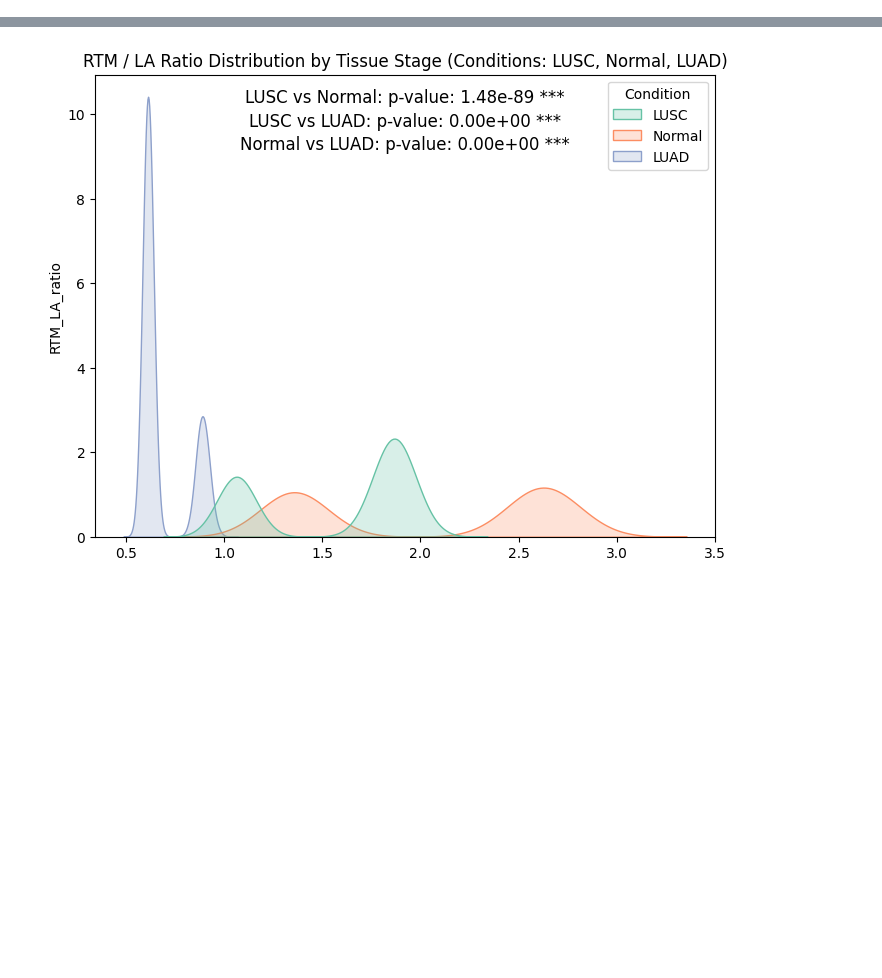
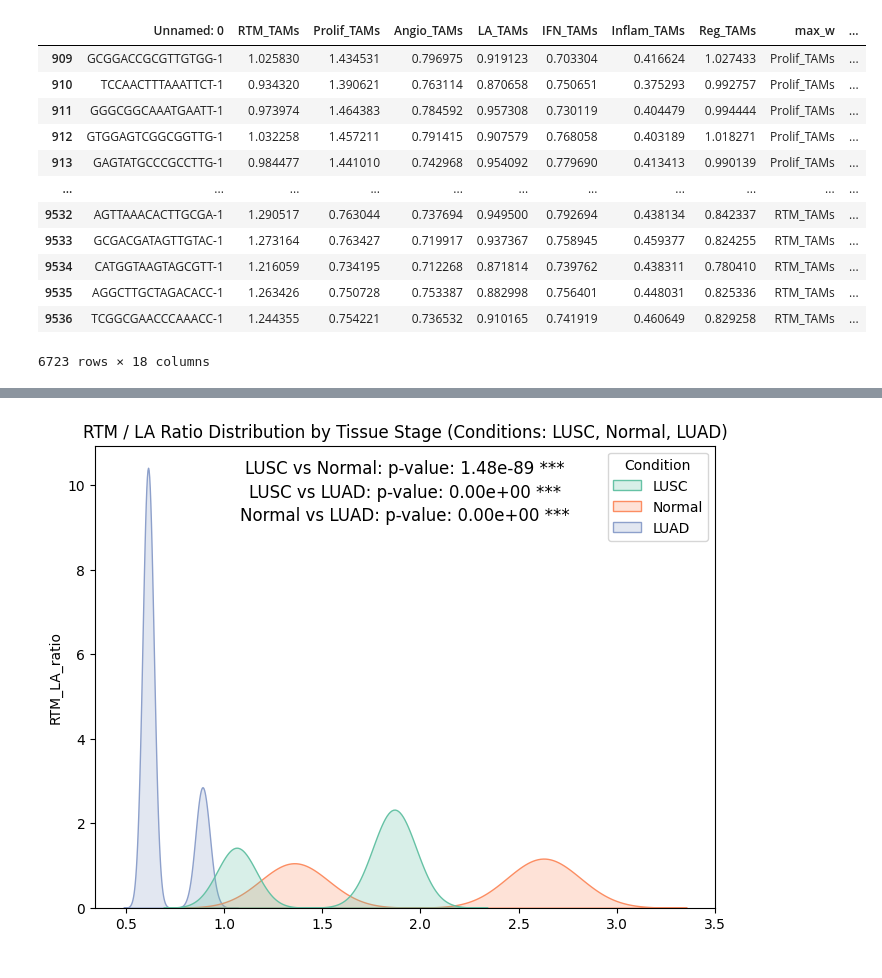
Before and after one commit to BMGLab/Project_LAMs, a Jupyter notebook: notebooks/RTM_LAM_ratio.ipynb, the cells around one changed output, grey strips where cells are left out. Drawn from its saved outputs; the diff is of its cells as text; code cells hidden in the pictures; blank space fills up the shorter version.

```diff
--- a/notebooks/RTM_LAM_ratio.ipynb
+++ b/notebooks/RTM_LAM_ratio.ipynb
@@ -24,0 +29,25 @@ combined_df.to_csv("/home/biolab/Projects/LAMs_wd/results/cell2location/merged_a
+# %%
+# Load the data from the CSV file
+df = pd.read_csv('../results/cell2location/merged_all.csv')
+
+# Calculate RTM / LA ratio
+df['LA_RTM_ratio'] = df['LA_TAMs'] / df['RTM_TAMs']
+
+# Exclude rows where TissueStage is "Normal"
+df_filtered = df[df['TissueStage'] != 'Normal']
+df_filtered = df_filtered[df_filtered['TissueStage'] != 'Background']
+df_filtered
+# %% [output]
+|  | Unnamed: 0 | RTM_TAMs | Prolif_TAMs | Angio_TAMs | LA_TAMs | IFN_TAMs | Inflam_TAMs | Reg_TAMs | max_w | ... |
+| 909 | GCGGACCGCGTTGTGG-1 | 1.025830 | 1.434531 | 0.796975 | 0.919123 | 0.703304 | 0.416624 | 1.027433 | Prolif_TAMs | ... |
+| 910 | TCCAACTTTAAATTCT-1 | 0.934320 | 1.390621 | 0.763114 | 0.870658 | 0.750651 | 0.375293 | 0.992757 | Prolif_TAMs | ... |
+| 911 | GGGCGGCAAATGAATT-1 | 0.973974 | 1.464383 | 0.784592 | 0.957308 | 0.730119 | 0.404479 | 0.994444 | Prolif_TAMs | ... |
+| 912 | GTGGAGTCGGCGGTTG-1 | 1.032258 | 1.457211 | 0.791415 | 0.907579 | 0.768058 | 0.403189 | 1.018271 | Prolif_TAMs | ... |
+| 913 | GAGTATGCCCGCCTTG-1 | 0.984477 | 1.441010 | 0.742968 | 0.954092 | 0.779690 | 0.413413 | 0.990139 | Prolif_TAMs | ... |
+| ... | ... | ... | ... | ... | ... | ... | ... | ... | ... | ... |
+| 9532 | AGTTAAACACTTGCGA-1 | 1.290517 | 0.763044 | 0.737694 | 0.949500 | 0.792694 | 0.438134 | 0.842337 | RTM_TAMs | ... |
+| 9533 | GCGACGATAGTTGTAC-1 | 1.273164 | 0.763427 | 0.719917 | 0.937367 | 0.758945 | 0.459377 | 0.824255 | RTM_TAMs | ... |
+| 9534 | CATGGTAAGTAGCGTT-1 | 1.216059 | 0.734195 | 0.712268 | 0.871814 | 0.739762 | 0.438311 | 0.780410 | RTM_TAMs | ... |
+| 9535 | AGGCTTGCTAGACACC-1 | 1.263426 | 0.750728 | 0.753387 | 0.882998 | 0.756401 | 0.448031 | 0.825336 | RTM_TAMs | ... |
+| 9536 | TCGGCGAACCCAAACC-1 | 1.244355 | 0.754221 | 0.736532 | 0.910165 | 0.741919 | 0.460649 | 0.829258 | RTM_TAMs | ... |
+6723 rows × 18 columns
```
Also changed, not shown: parts of 7 cells of this notebook, 2 other files.
